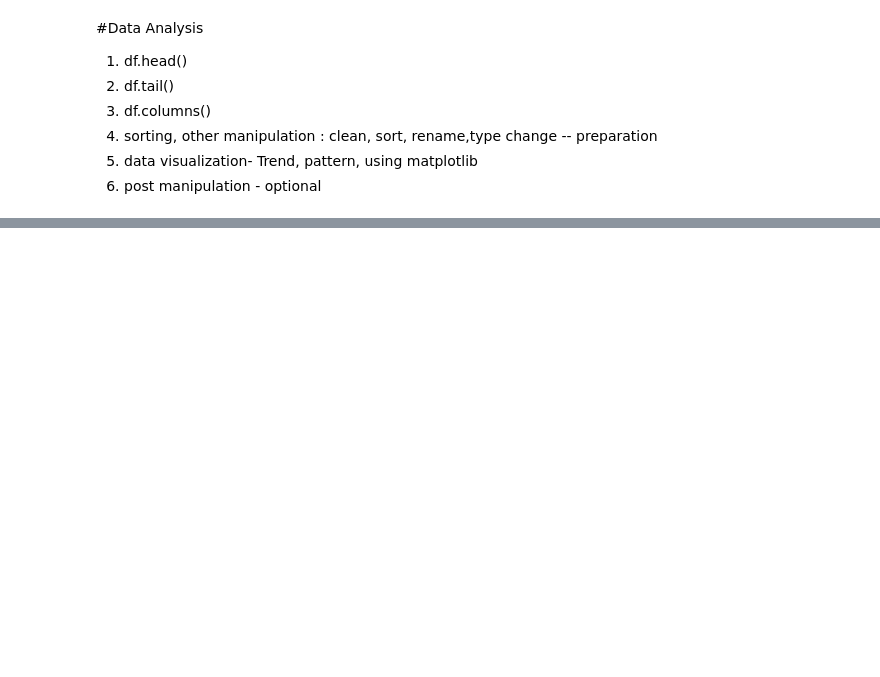
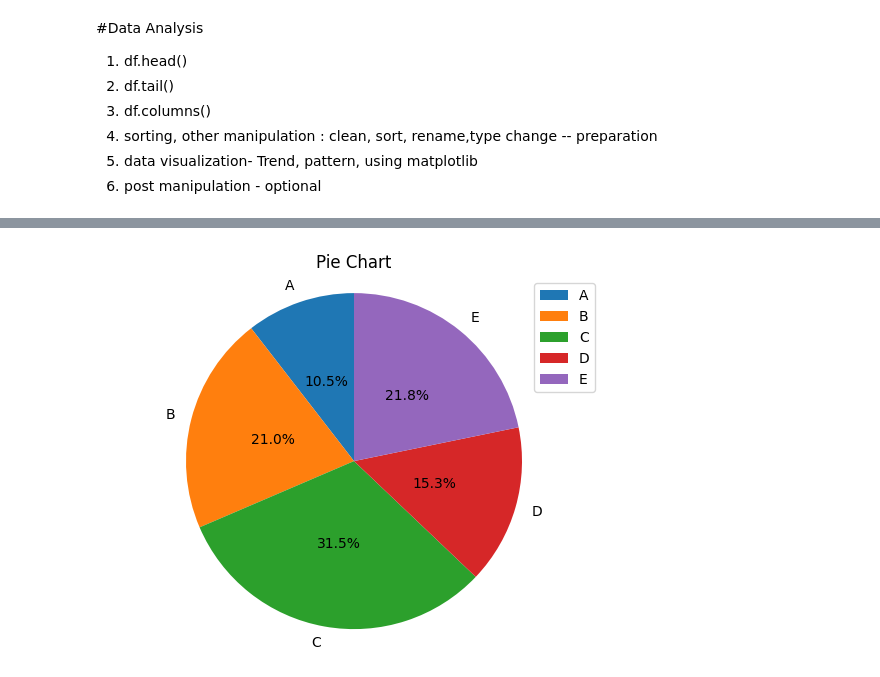
Before and after one commit to wtfashwin/Python-, a Jupyter notebook: Data_Manipulation_&_Matplotlib.ipynb, the cells around one changed output, grey strips where cells are left out. Drawn from its saved outputs; the diff is of its cells as text; code cells hidden in the pictures; blank space fills up the shorter version.

```diff
--- a/Data_Manipulation_&_Matplotlib.ipynb
+++ b/Data_Manipulation_&_Matplotlib.ipynb
@@ -337,0 +403,11 @@ plt.show()
+# %%
+label = ['A', 'B', 'C', 'D', 'E']
+size = [13, 26, 39, 19, 27]
+fig1, ax1 = plt.subplots()
+ax1.pie(size,labels=label,autopct='%1.1f%%', startangle=90, labeldistance=1.1,pctdistance=0.5)
+ax1.axis('equal')
+plt.title('Pie Chart')
+plt.legend()
+plt.show()
+# %% [output]
+[figure, added]
```
Also changed, not shown: parts of 12 cells of this notebook.
